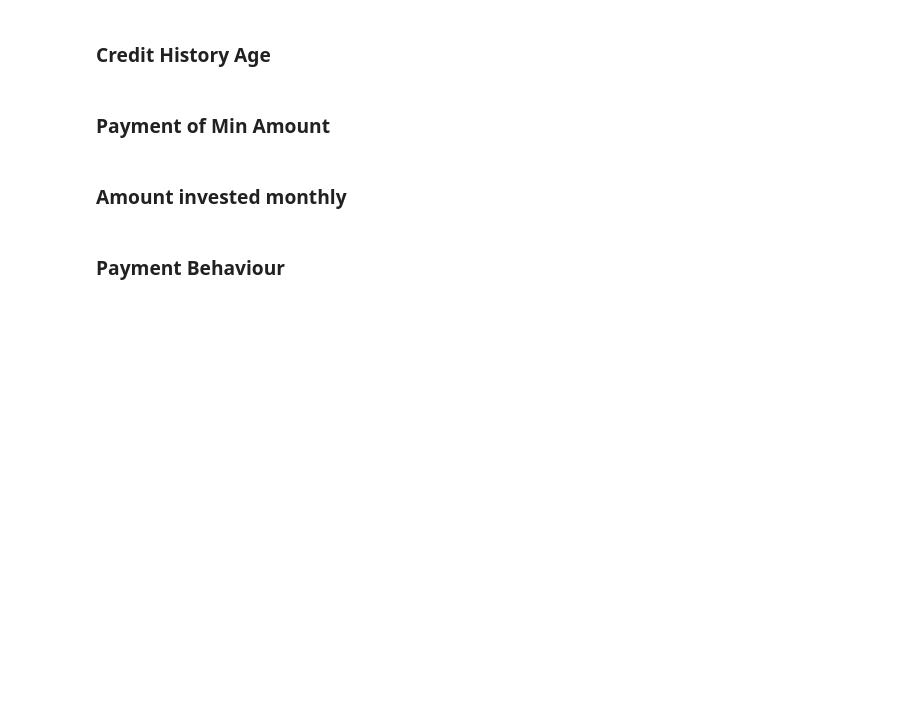
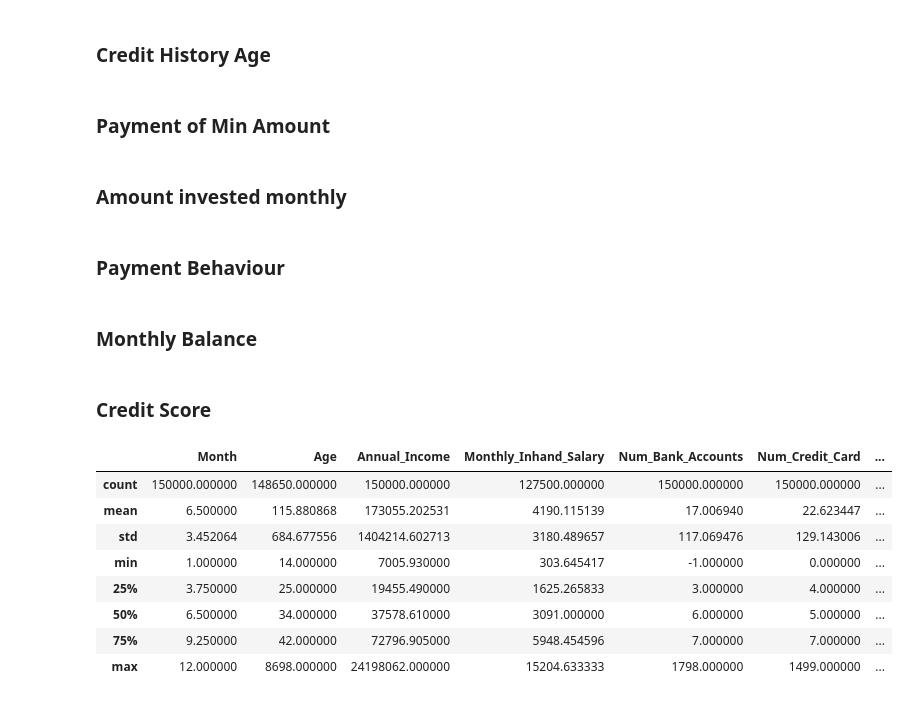
Before and after one commit to andishehtavakoli/machine-learning-projects, a Jupyter notebook: anomaly_detection/credit_score_classification_part_1_data_cleaning.ipynb, the cells around one changed output. Drawn from its saved outputs; the diff is of its cells as text; code cells hidden in the pictures; blank space fills up the shorter version.

```diff
--- a/anomaly_detection/credit_score_classification_part_1_data_cleaning.ipynb
+++ b/anomaly_detection/credit_score_classification_part_1_data_cleaning.ipynb
@@ -223,0 +212,2 @@ df['Payment_Behaviour'] = df['Payment_Behaviour'].str.replace('!@9#%8', np.nan)
+# %% [markdown]
+### Monthly Balance
@@ -223,0 +217,2 @@ df['Payment_Behaviour'] = df['Payment_Behaviour'].str.replace('!@9#%8', np.nan)
+# %% [markdown]
+### Credit Score
@@ -223,0 +221,12 @@ df['Payment_Behaviour'] = df['Payment_Behaviour'].str.replace('!@9#%8', np.nan)
+# %%
+df.describe().style.background_gradient(cmap='coolwarm')
+# %% [output]
+|  | Month | Age | Annual_Income | Monthly_Inhand_Salary | Num_Bank_Accounts | Num_Credit_Card | ... |
+| count | 150000.000000 | 148650.000000 | 150000.000000 | 127500.000000 | 150000.000000 | 150000.000000 | ... |
+| mean | 6.500000 | 115.880868 | 173055.202531 | 4190.115139 | 17.006940 | 22.623447 | ... |
+| std | 3.452064 | 684.677556 | 1404214.602713 | 3180.489657 | 117.069476 | 129.143006 | ... |
+| min | 1.000000 | 14.000000 | 7005.930000 | 303.645417 | -1.000000 | 0.000000 | ... |
+| 25% | 3.750000 | 25.000000 | 19455.490000 | 1625.265833 | 3.000000 | 4.000000 | ... |
+| 50% | 6.500000 | 34.000000 | 37578.610000 | 3091.000000 | 6.000000 | 5.000000 | ... |
+| 75% | 9.250000 | 42.000000 | 72796.905000 | 5948.454596 | 7.000000 | 7.000000 | ... |
+| max | 12.000000 | 8698.000000 | 24198062.000000 | 15204.633333 | 1798.000000 | 1499.000000 | ... |
```
Also changed, not shown: parts of 29 cells of this notebook.
